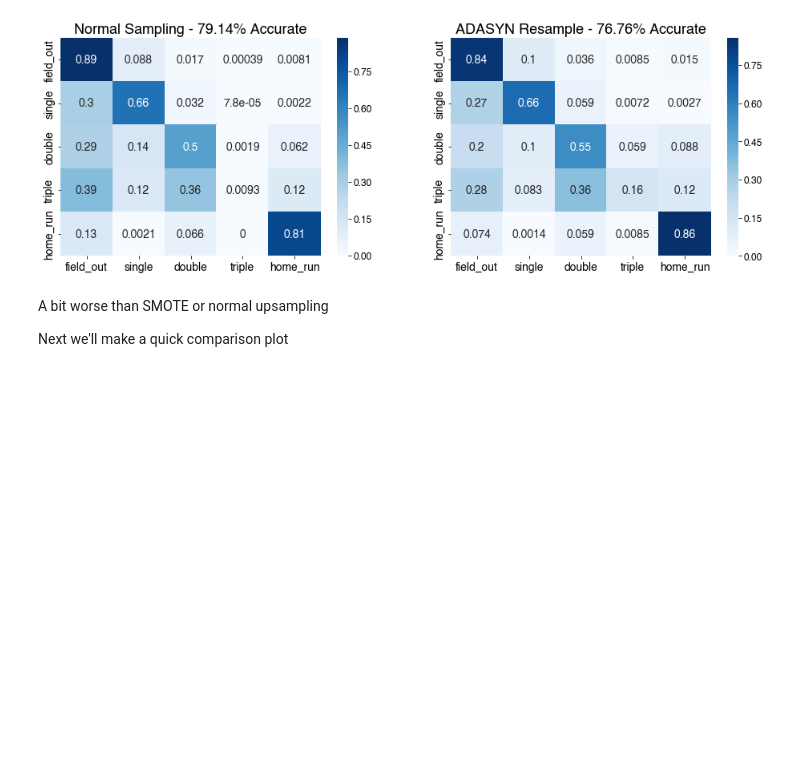
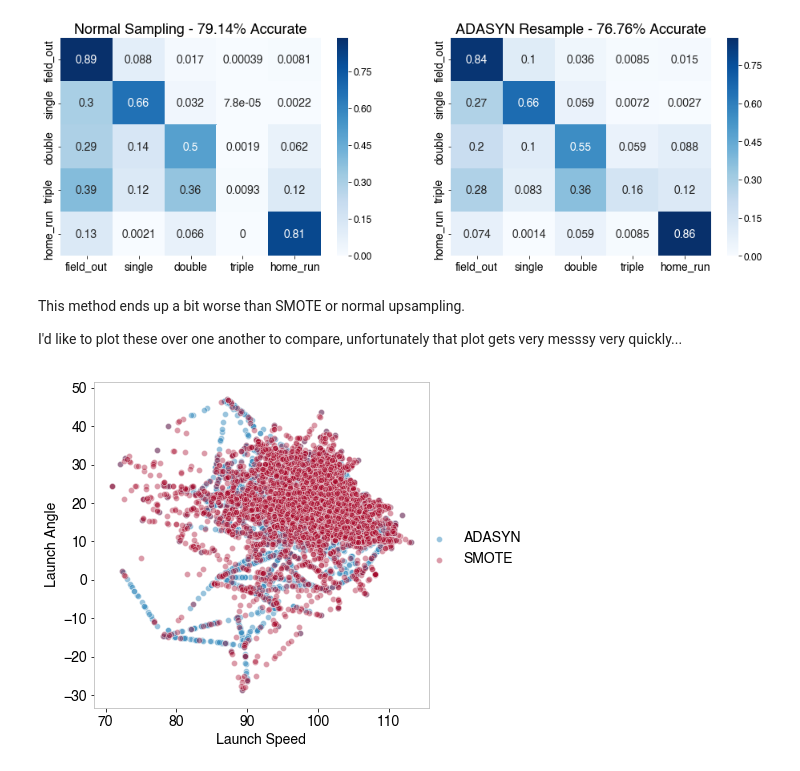
Before and after one commit to tjburch/mlb-hit-classifier, a Jupyter notebook: notebooks/3-resample.ipynb, the cells around one changed output. Cells and saved outputs as stored; diff of their text form; code cells hidden in the pictures; blank space fills up the shorter version.

```diff
--- a/notebooks/3-resample.ipynb
+++ b/notebooks/3-resample.ipynb
@@ -438,7 +470,27 @@ _=plt.title("ADASYN Resample - {0:.2f}% Accurate".format(100*adasyn_bdt.score(X_
 plt.savefig(saveDir+"/smote_comparison", bbox_inches='tight')
 # %% [output]
 [figure]
-# %% [markdown]
-A bit worse than SMOTE or normal upsampling
-
-Next we'll make a quick comparison plot
+# %% [markdown]
+This method ends up a bit worse than SMOTE or normal upsampling.
+
+I'd like to plot these over one another to compare, unfortunately that plot gets very messsy very quickly...
+# %%
+X_train_adasyn_t = X_train_adasyn[y_train_adasyn==4][0:5000]
+X_train_smote_t = X_train_smote[y_train_smote==4][0:5000]
+
+fig=plt.figure(figsize=(6,6))
+ax = plt.gca()
+sns.scatterplot(x='launch_speed', y='launch_angle',
+           data=X_train_adasyn_t, markers={"s": 10}, legend=None,ax=ax, palette=["cornflowerblue"], alpha=0.5)
+sns.scatterplot(x='launch_speed', y='launch_angle',
+           data=X_train_smote_t, markers={"s": 10}, legend=None,ax=ax, palette=["firebrick"], alpha=0.4)
+plt.xlabel("Launch Speed",fontsize=14)
+plt.ylabel("Launch Angle",fontsize=14)
+plt.tick_params(labelsize=14)
+
+#colors=["cornflowerblue","firebrick"]
+labels=["ADASYN", "SMOTE"]
+plt.legend(labels, fontsize=14,bbox_to_anchor=(0.95,0.58),frameon=False)
+plt.savefig(saveDir+"/smote_v_adasyn", bbox_inches='tight')
+# %% [output]
+[figure, added]
```
Also changed, not shown: parts of 54 cells of this notebook.
